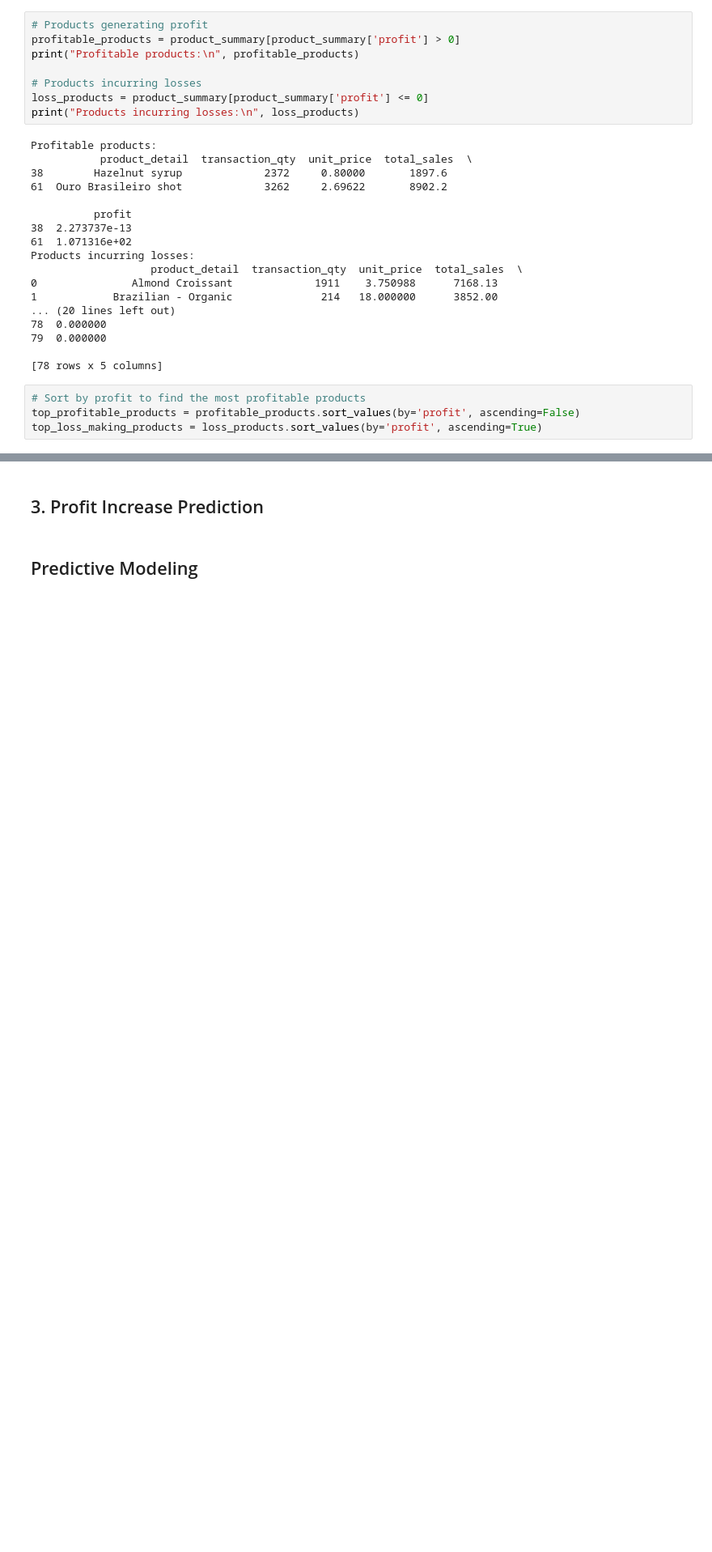
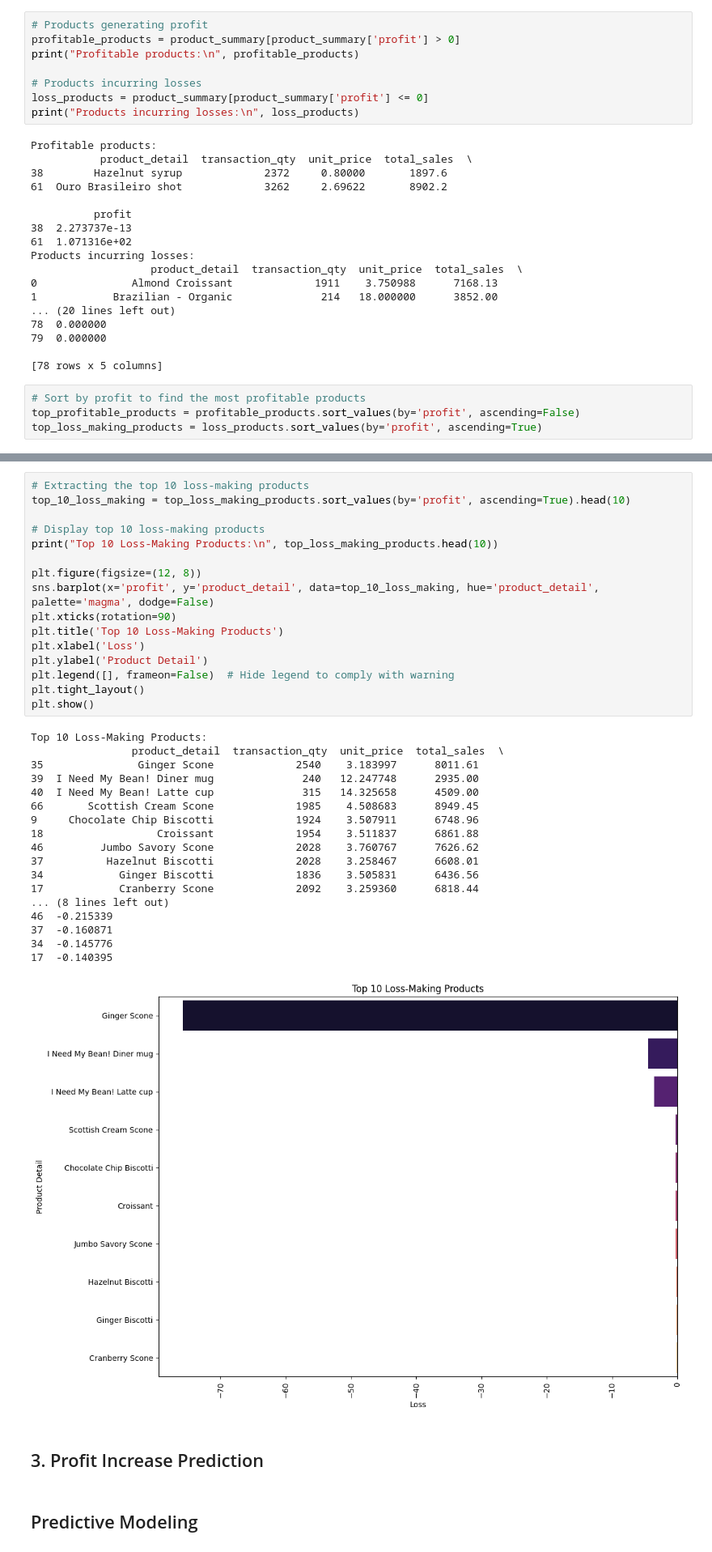
Before and after one commit to iamarslankhalid/Predictive_Analysis_Coffee_Shop, a Jupyter notebook: predictive_analysis.ipynb, the cells around one changed output, grey strips where cells are left out. Shown: that part at 81% size. Cells and saved outputs as stored; diff of their text form; blank space fills up the shorter version.

```diff
--- a/predictive_analysis.ipynb
+++ b/predictive_analysis.ipynb
@@ -322,3 +323,38 @@ Top 10 Loss-Making Products:
+# %%
+# Extracting the top 10 loss-making products
+top_10_loss_making = top_loss_making_products.sort_values(by='profit', ascending=True).head(10)
+
+# Display top 10 loss-making products
+print("Top 10 Loss-Making Products:\n", top_loss_making_products.head(10))
+
+plt.figure(figsize=(12, 8))
+sns.barplot(x='profit', y='product_detail', data=top_10_loss_making, hue='product_detail', palette='magma', dodge=False)
+plt.xticks(rotation=90)
+plt.title('Top 10 Loss-Making Products')
+plt.xlabel('Loss')
+plt.ylabel('Product Detail')
+plt.legend([], frameon=False)  # Hide legend to comply with warning
+plt.tight_layout()
+plt.show()
+# %% [output]
+Top 10 Loss-Making Products:
+                product_detail  transaction_qty  unit_price  total_sales  \
+35               Ginger Scone             2540    3.183997      8011.61
+39  I Need My Bean! Diner mug              240   12.247748      2935.00
+40  I Need My Bean! Latte cup              315   14.325658      4509.00
+66       Scottish Cream Scone             1985    4.508683      8949.45
+9     Chocolate Chip Biscotti             1924    3.507911      6748.96
+18                  Croissant             1954    3.511837      6861.88
+46         Jumbo Savory Scone             2028    3.760767      7626.62
+37          Hazelnut Biscotti             2028    3.258467      6608.01
+34            Ginger Biscotti             1836    3.505831      6436.56
+17            Cranberry Scone             2092    3.259360      6818.44
+... (8 lines left out)
+46  -0.215339
+37  -0.160871
+34  -0.145776
+17  -0.140395
+[figure, added]
 # %% [markdown]
 ## 3. Profit Increase Prediction
 # %% [markdown]
```
Also changed, not shown: parts of 19 cells of this notebook, 1 other file.
